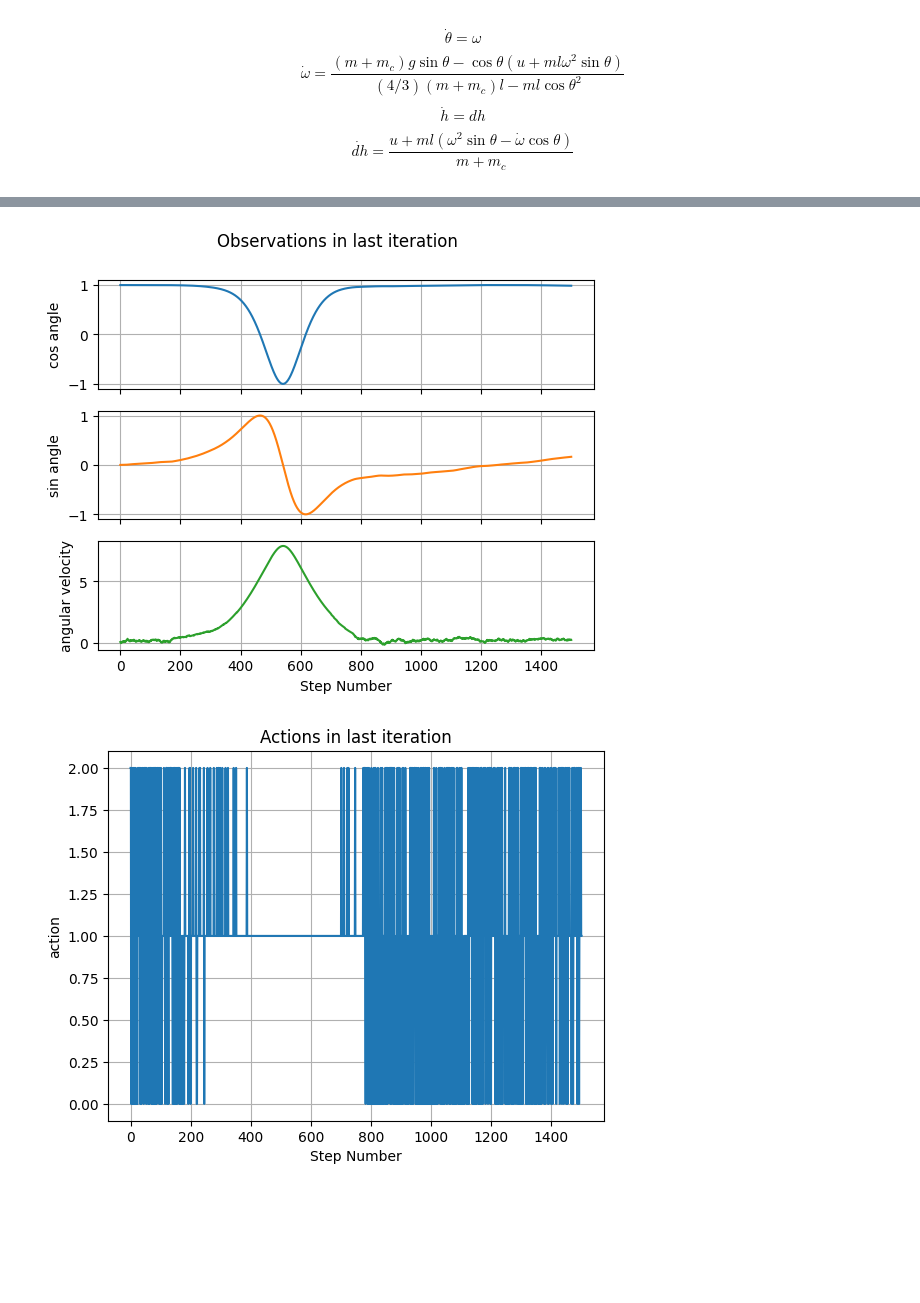
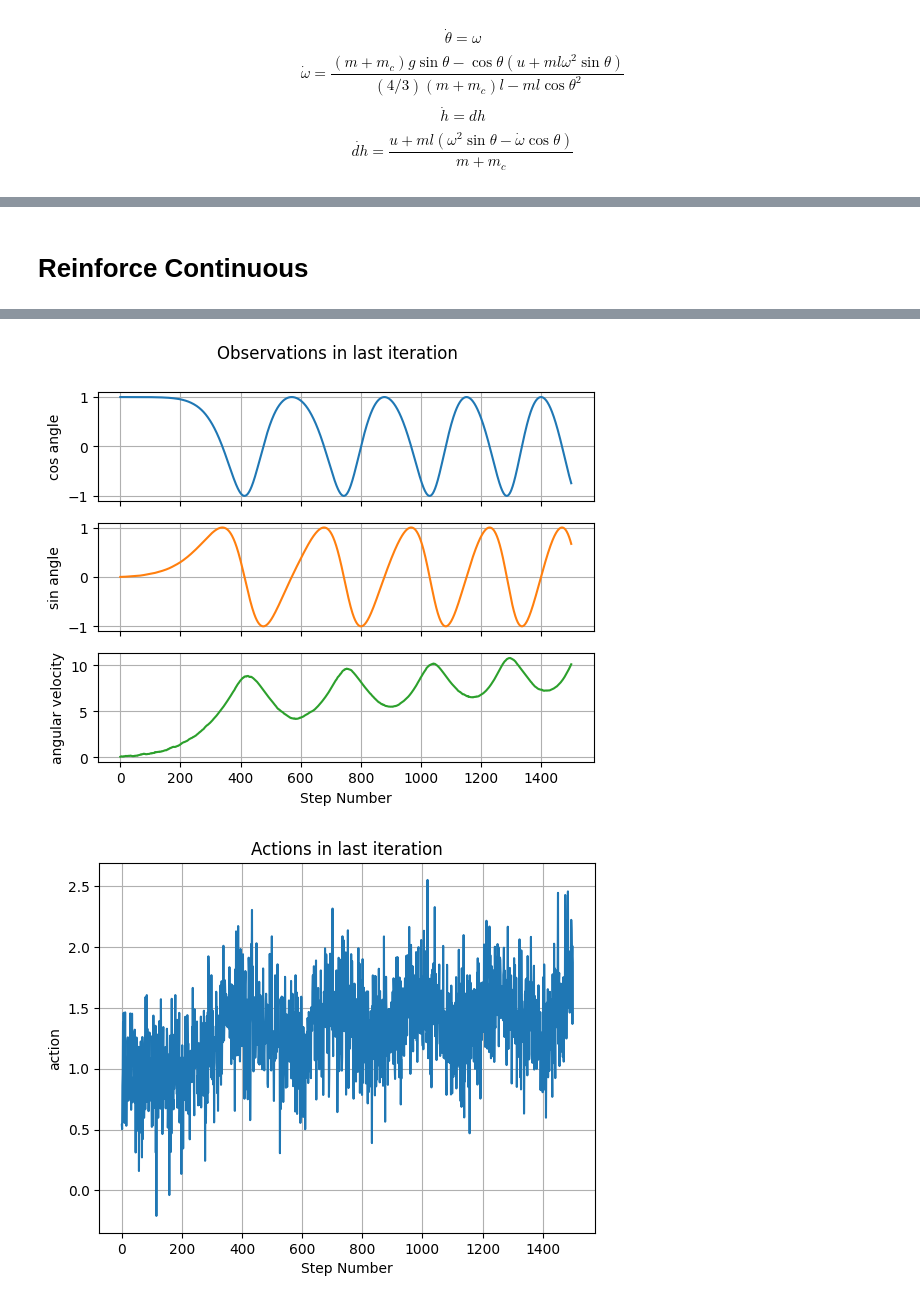
Before and after one commit to BogChamp/rl_project, a Jupyter notebook: RL_project.ipynb, the cells around one changed output, grey strips where cells are left out. Cells and saved outputs as stored; diff of their text form; code cells hidden in the pictures; blank space fills up the shorter version.

```diff
--- a/RL_project.ipynb
+++ b/RL_project.ipynb
@@ -66,28 +192,26 @@ IndexError: index 3 is out of bounds for axis 0 with size 2
+# %% [markdown]
+# Reinforce Continuous
 # %%
 SEED = 14
 np.random.seed(SEED)
 torch.manual_seed(SEED)
 random.seed(SEED)
 
-system = InvertedPendulumSystem(f=10.0)
+system = InvertedPendulumSystem(actor_type='continuous', f=10.0)
 
 simulator = Simulator(
-    system, N_steps=1500, step_size=0.003, state_init=np.array([0.0, 0.0])
+    system, N_steps=1500, step_size=0.003, state_init=np.array([np.pi, 0.0])
 )
-# model = GaussianPDFModel(
-#     dim_observation=system.dim_observation,
-#     dim_action=system.dim_action,
-#     action_bounds=np.array([[-10, 10]]),
-#     scale_factor=1,  # TRY TO FIND scale_factor EMPIRICALLY
-#     dim_hidden=32, # TRY TO FIND dim_hidden EMPIRICALLY
-#     std=0.03, # TRY TO FIND STD EMPIRICALLY
-#     n_hidden_layers=2 # TRY TO FIND STD EMPIRICALLY
-# )
 
-model = DiscreteModel(dim_observation=system.dim_observation,
-                    dim_action=system.dim_action,
-                    dim_hidden=32,
-                    n_hidden_layers=2,dim_output=3)
+model = GaussianPDFModel(
+    dim_observation=system.dim_observation,
+    dim_action=system.dim_action,
+    action_bounds=np.array([[-10, 10]]),
+    scale_factor=1,  # TRY TO FIND scale_factor EMPIRICALLY
+    dim_hidden=32, # TRY TO FIND dim_hidden EMPIRICALLY
+    std=0.03, # TRY TO FIND STD EMPIRICALLY
+    n_hidden_layers=2 # TRY TO FIND STD EMPIRICALLY
+)
 
 optimizer = Optimizer(
     model=model,
@@ -103,17 +227,6 @@ policy = PolicyREINFORCE(model, optimizer, is_with_baseline=True)
 
 # This termination criterion never terminates episodes
 trivial_termination_criterion = lambda *args: False
-
-## EXAMPLE. This termination criterion terminates episode if observation norm >= 20
-
-# MAX_ANGLE = np.pi / 8
-# MAX_X = 5
-# termination_criterion = (
-#     lambda observation, action, running_objective, total_objective: (
-#         (np.abs(observation[0]) > MAX_ANGLE)# or (np.abs(observation[2]) > MAX_X)
-#     )
-# )
-
 
 scenario = MonteCarloSimulationScenario(
     simulator=simulator,
@@ -138,2 +251,2 @@ scenario.plot_data()
-[figure, old version]
+[figure, new version]
-[figure, old version]
+[figure, new version]
```
Also changed, not shown: parts of 13 cells of this notebook, 9 other files.
